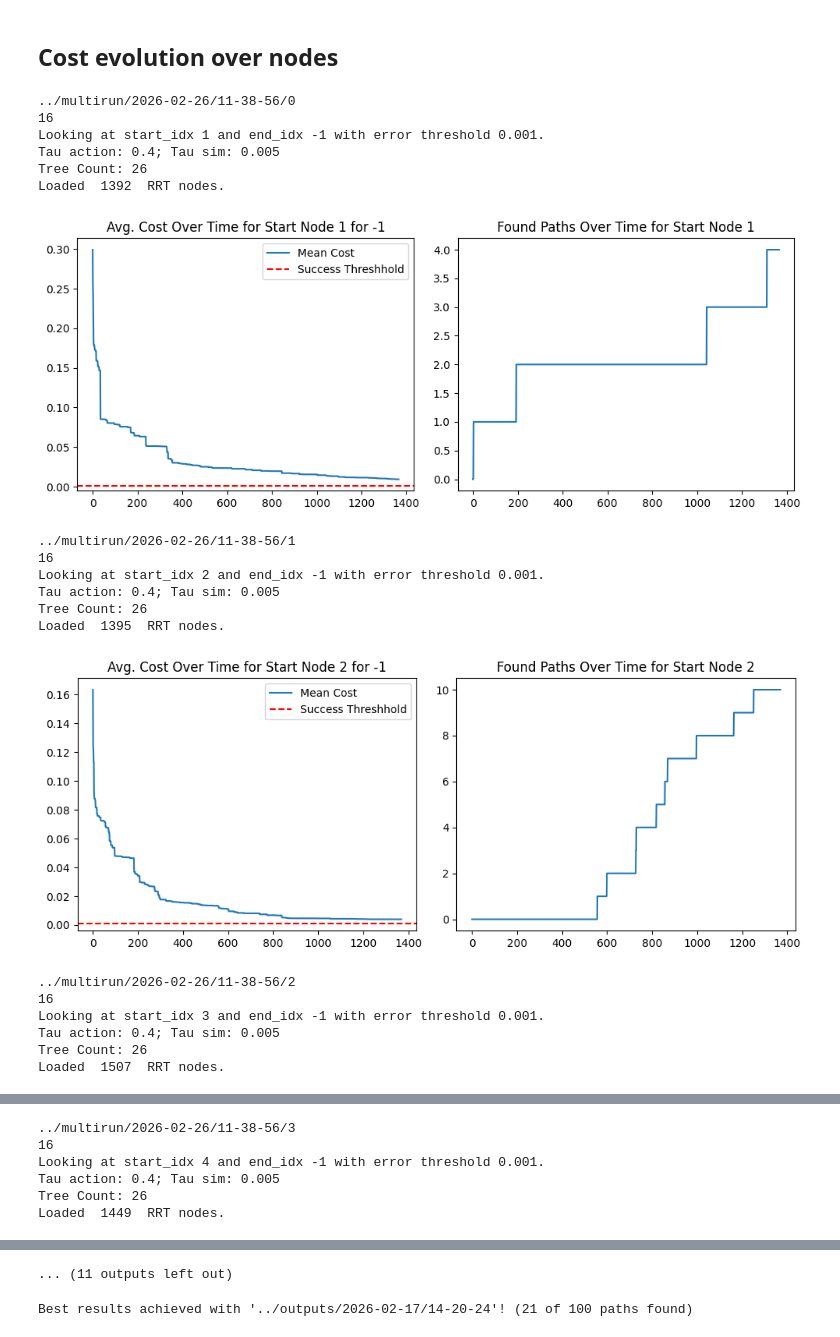
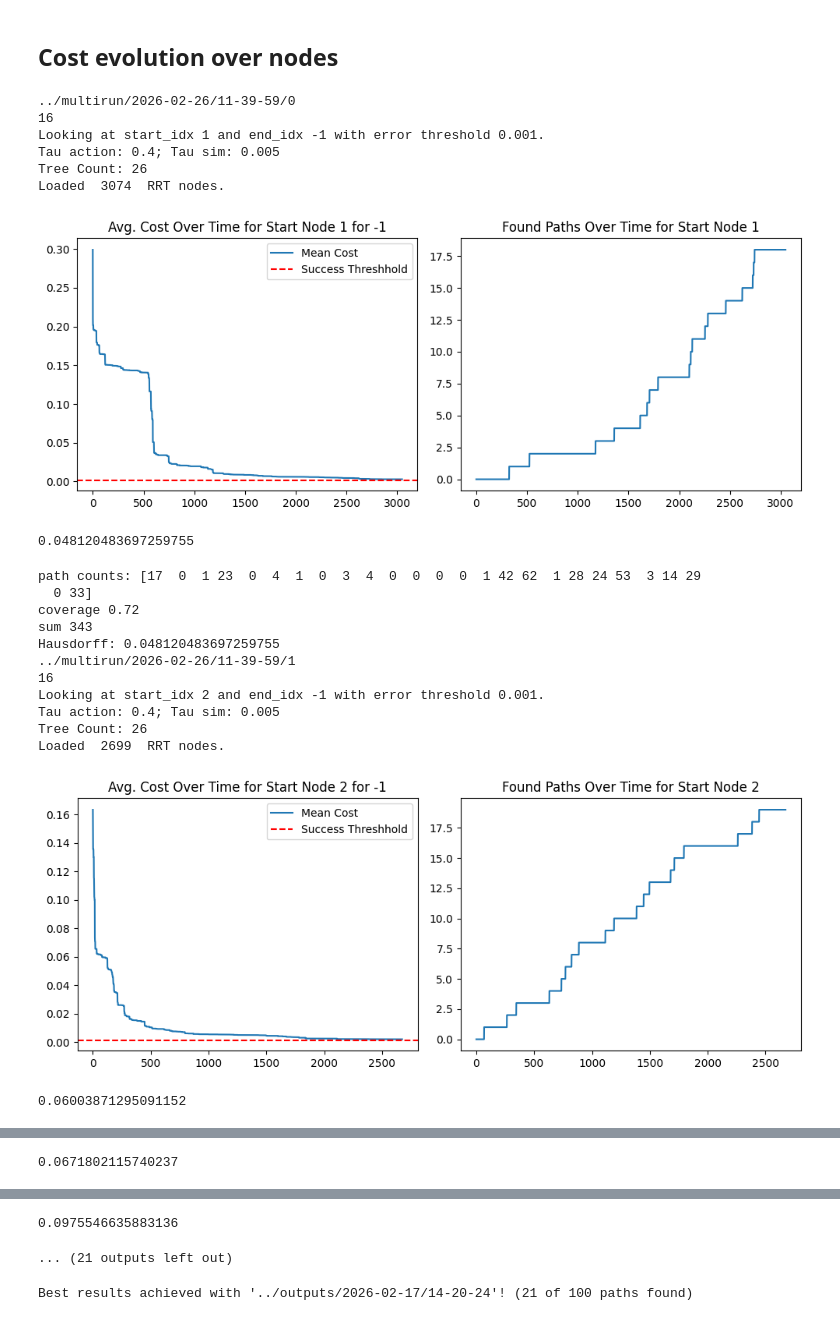
Before and after one commit to Tupryk/EXPLORE, a Jupyter notebook: experiments/check_stats.ipynb, the cells around one changed output, grey strips where cells are left out. Drawn from its saved outputs; the diff is of its cells as text; code cells hidden in the pictures.

```diff
--- a/experiments/check_stats.ipynb
+++ b/experiments/check_stats.ipynb
@@ -6,9 +6,9 @@ from tqdm import tqdm
 from omegaconf import OmegaConf
 import matplotlib.pyplot as plt
 
-from explore.datasets.utils import cost_computation, load_trees, compute_hausdorff
+from explore.datasets.utils import cost_computation, load_trees, compute_hausdorff, compute_coverage_number_paths
 
-dataset_paths = "../multirun/2026-02-26/11-38-56"
+dataset_paths = "../multirun/2026-02-26/11-39-59"
 ds_c = len(os.listdir(dataset_paths))-1
 # %% [markdown]
 ## Cost evolution over nodes
@@ -19,6 +19,8 @@ best_folder_name = ""
 all_mean_costs = []
 all_found_paths = []
 all_hausdorffs = []
+all_coverage = []
+all_n_paths = []
 
 for folder_name in range(ds_c):
 
@@ -107,7 +109,10 @@ for folder_name in range(ds_c):
     plt.tight_layout()
     plt.show()
 
-    hd =  compute_hausdorff(trees, tree_count, q_mask, cost_max_method, ERROR_THRESH)
+    hd = compute_hausdorff(trees, tree_count, q_mask, cost_max_method, ERROR_THRESH)
+    coverage, n_paths = compute_coverage_number_paths(trees, tree_count, q_mask, cost_max_method, ERROR_THRESH, start_idx = si)
+    all_coverage.append(coverage)
+    all_n_paths.append(n_paths)
     print("Hausdorff:", hd)
     all_hausdorffs.append(hd)
 
@@ -139,46 +144,51 @@ axes[0].legend(loc='upper right')
 
 # --- Plot 2: Average Found Paths ---
 axes[1].set_title(f"Global Average Found Paths Over Time\n fingerRamp Cost method:{cfg.RRT.cost_method} knnK: {cfg.RRT.knnK}", fontweight='bold')
 axes[1].plot(avg_paths, color='green', linewidth=2)
 axes[1].fill_between(range(min_len), avg_paths - std_paths, avg_paths + std_paths, alpha=0.15, color='green')
 
 axes[1].set_xlabel("Iteration/Node")
 axes[1].set_ylabel("Count")
 axes[1].grid(True, alpha=0.3)
 
 # Add ticks to the right side
 axes[1].tick_params(axis='y', which='both', right=True, labelright=True)
 
 
 axes[0].set_ylim(0, 3)   # or hard-code numbers
 
 max_possible_paths = 15
 axes[1].set_ylim(0, max_possible_paths)
 
 plt.tight_layout()
 plt.show()
 
 print(f"Global Average Final Successes for cost {cfg.RRT.cost_method}: {avg_paths[-1]:.2f}")
 print(f"Best Experiment Folder: {best_folder_name} ({best_found_paths_count} paths)")
 print(f"Global Average Hausdorff: {np.mean(np.array(all_hausdorffs))}")
+print(f"Global Average Coverage: {np.mean(np.array(all_coverage))}")
+print(f"Global Found paths: {sum(all_n_paths))}")
+
+print(f"Found paths: {len(all_found_paths)}")
 # %% [output]
-../multirun/2026-02-26/11-38-56/0
+../multirun/2026-02-26/11-39-59/0
 16
 Looking at start_idx 1 and end_idx -1 with error threshold 0.001.
 Tau action: 0.4; Tau sim: 0.005
 Tree Count: 26
-Loaded  1392  RRT nodes.
+Loaded  3074  RRT nodes.
-[figure, old version]
+[figure, new version]
-../multirun/2026-02-26/11-38-56/1
-16
-Looking at start_idx 2 and end_idx -1 with error threshold 0.001.
-Tau action: 0.4; Tau sim: 0.005
-Tree Count: 26
-Loaded  1395  RRT nodes.
+0.048120483697259755
+path counts: [17  0  1 23  0  4  1  0  3  4  0  0  0  0  1 42 62  1 28 24 53  3 14 29
+  0 33]
+coverage 0.72
+sum 343
+Hausdorff: 0.048120483697259755
+../multirun/2026-02-26/11-39-59/1
+16
+Looking at start_idx 2 and end_idx -1 with error threshold 0.001.
+Tau action: 0.4; Tau sim: 0.005
+Tree Count: 26
+Loaded  2699  RRT nodes.
-[figure, old version]
+[figure, new version]
-../multirun/2026-02-26/11-38-56/2
-16
-Looking at start_idx 3 and end_idx -1 with error threshold 0.001.
-Tau action: 0.4; Tau sim: 0.005
-Tree Count: 26
-Loaded  1507  RRT nodes.
+0.06003871295091152
@@ -186,6 +207 @@ Loaded  1507  RRT nodes.
-../multirun/2026-02-26/11-38-56/3
-16
-Looking at start_idx 4 and end_idx -1 with error threshold 0.001.
-Tau action: 0.4; Tau sim: 0.005
-Tree Count: 26
-Loaded  1449  RRT nodes.
+0.0671802115740237
@@ -207,4 +220,5 @@ Loaded  1411  RRT nodes.
-... (11 outputs left out)
+0.0975546635883136
+... (21 outputs left out)
 # %%
 if best_found_paths_count == 0:
     print("No parameters lead to paths being found!")
```
Also changed, not shown: parts of 1 cell of this notebook, 4 other files.
